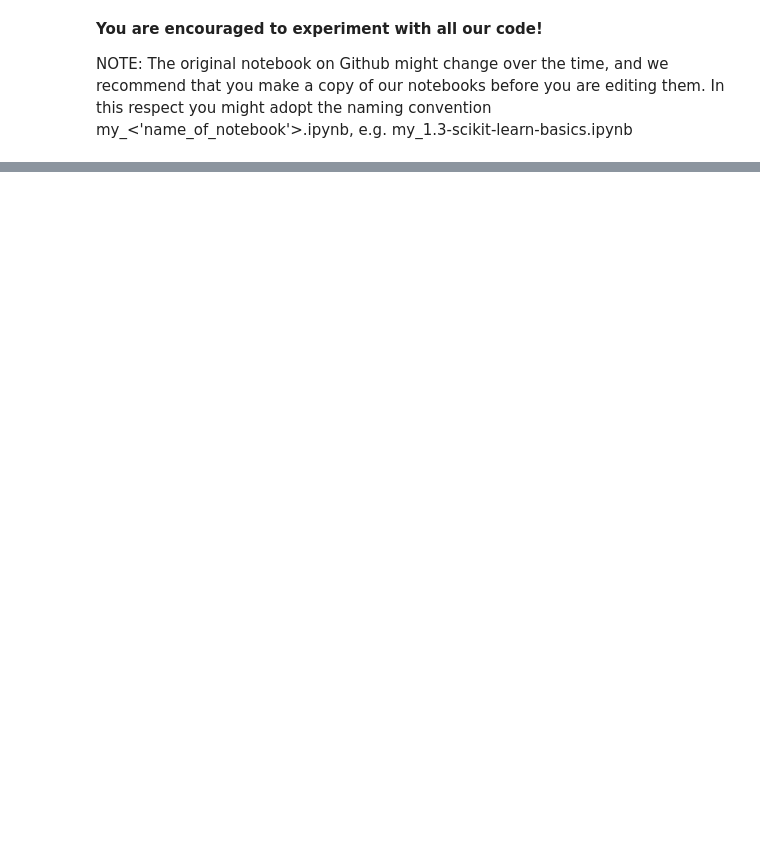
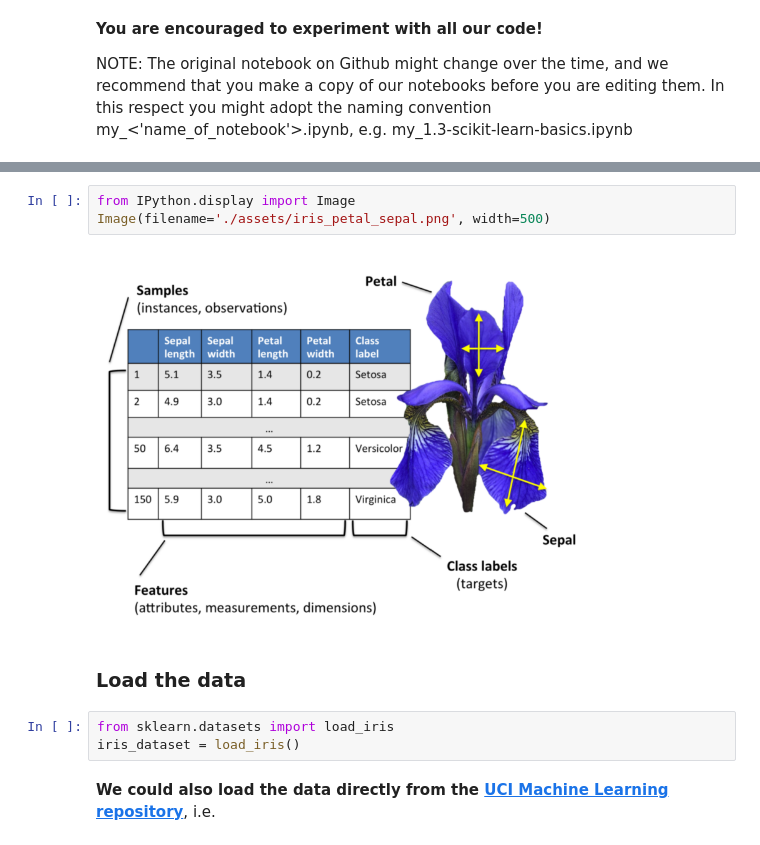
Before and after one commit to oercompbiomed/Seili-2019, a Jupyter notebook: notebooks/1.3-scikit-learn-basics.ipynb, the cells around one changed output, grey strips where cells are left out. Saved outputs shown, nothing was run; the diff lists cells and outputs as text; blank space fills up the shorter version.

Commit message:
elaborated on 1.3-scikit-learn-basics and started a 1.4-scipy-basics notebook

```diff
--- a/notebooks/1.3-scikit-learn-basics.ipynb
+++ b/notebooks/1.3-scikit-learn-basics.ipynb
@@ -23,0 +96,12 @@ NOTE: The original notebook on Github might change over the time, and we recomme
+# %%
+from IPython.display import Image
+Image(filename='./assets/iris_petal_sepal.png', width=500)
+# %% [output]
+[figure, added]
+# %% [markdown]
+### Load the data
+# %%
+from sklearn.datasets import load_iris
+iris_dataset = load_iris()
+# %% [markdown]
+**We could also load the data directly from the [UCI Machine Learning repository](https://archive.ics.uci.edu/ml/datasets/iris)**, i.e.
```
Also changed, not shown: parts of 44 cells of this notebook, 2 other files.
